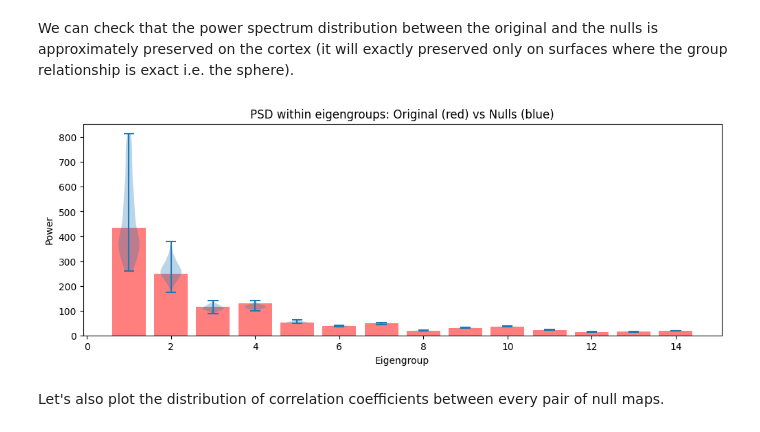
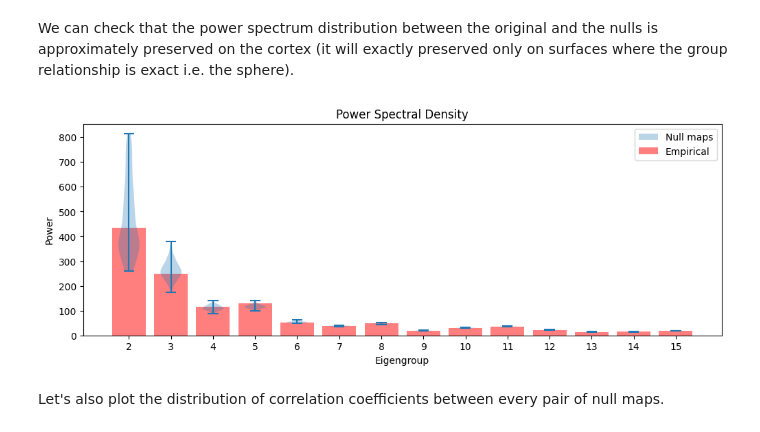
Before and after one commit to VictorBarnes/neuromodes, a Jupyter notebook: docs/tutorials/eigenstrapping.ipynb, the cells around one changed output. Drawn from its saved outputs; the diff is of its cells as text; code cells hidden in the pictures.

Commit message:
Fix plots in eigenstrapping tutorial

```diff
--- a/docs/tutorials/eigenstrapping.ipynb
+++ b/docs/tutorials/eigenstrapping.ipynb
@@ -77,23 +77,25 @@ We can check that the power spectrum distribution between the original and the n
 # %%
 groups = get_eigengroup_inds(n_modes)
 n_groups = len(groups)
 group_indices = np.concatenate([np.full(len(group), i) for i, group in enumerate(groups)])
 
 beta0 = solver.decompose(myelinmap)
 psd0 = np.bincount(group_indices, weights=beta0.ravel()**2)
 
 beta1 = solver.decompose(nulls)
 psd1 = np.array([np.bincount(group_indices, weights=beta1[:, i].ravel()**2) for i in range(n_nulls)])
 
 fig, axs = plt.subplots(figsize=(12,4))
-axs.bar(range(1,n_groups), psd0[1:], color='red', alpha=0.5)
-axs.violinplot(psd1[:,1:], positions=range(1,n_groups))
-axs.set_title("PSD within eigengroups: Original (red) vs Nulls (blue)")
+axs.bar(range(2,n_groups+1), psd0[1:], color='red', alpha=0.5)
+violin_parts = axs.violinplot(psd1[:,1:], positions=range(2,n_groups+1))
+axs.legend([violin_parts['bodies'][0], axs.patches[0]], ['Null maps', 'Empirical'])
+axs.set_title("Power Spectral Density")
 axs.set_xlabel("Eigengroup")
+axs.set_xticks(range(2,n_groups+1))
 axs.set_ylabel("Power")
 plt.show()
 # %% [output]
-[figure, old version]
+[figure, new version]
 # %% [markdown]
 Let's also plot the distribution of correlation coefficients between every pair of null maps.
 # %%
```
Also changed, not shown: parts of 1 cell of this notebook.
